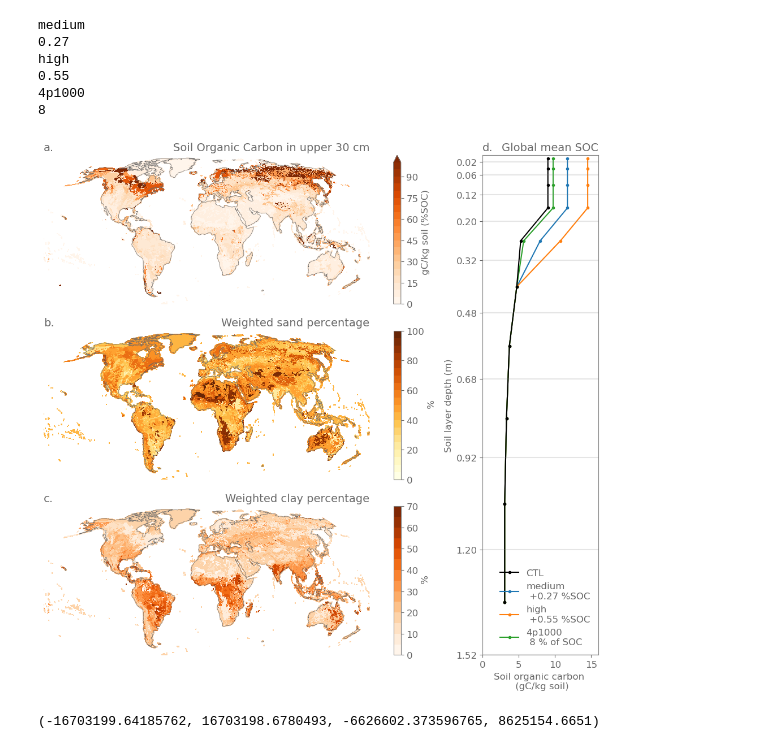
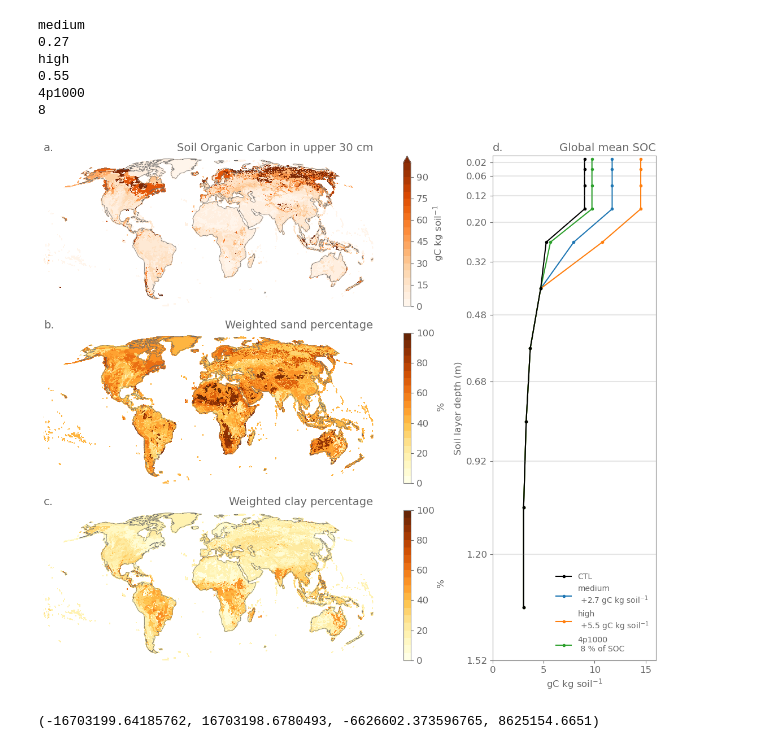
Before and after one commit to Ivanderkelen/Vanderkelen_etal_2025_BG, a Jupyter notebook: notebooks/plot_input.ipynb, the cells around one changed output. Drawn from its saved outputs; the diff is of its cells as text; code cells hidden in the pictures.

```diff
--- a/notebooks/plot_input.ipynb
+++ b/notebooks/plot_input.ipynb
@@ -134,7 +134,8 @@ for scenario, value in zip(scenarios, list(soc_pctincr_20y.values())):
         scenario_name = scenario + '\n '+str(value)+' % of SOC'
 
     else:
-        scenario_name = scenario + '\n +'+str(value)+' %SOC'
+        value_fortext = value*10
+        scenario_name = scenario + '\n +'+str(value_fortext)+' gC kg soil$^{-1}$'
     scenarios_longnames.append(scenario_name)
     d_scenarios_longnames[scenario] = scenario_name
 # %%
@@ -185,7 +186,7 @@ cmap='Oranges'
 
 import matplotlib.gridspec as gridspec
 
-fig = plt.figure(tight_layout=True, figsize = (16,10))
+fig = plt.figure(tight_layout=True, figsize = (20,10))
 gs = gridspec.GridSpec(3, 10)
 
 
@@ -199,7 +200,7 @@ label = labels[0]
 levels = np.arange(0,105,5)
 da_toplot =  da_orgc.isel(nlevsoi=range(0,4))
 
-da_toplot.weighted(da_toplot['nlevsoi']).mean(dim='nlevsoi').where(landmask).plot(ax=ax,transform=ccrs.PlateCarree(),  levels=levels, cmap=cmap,  cbar_kwargs={'label': ' gC/kg soil (%SOC)', 'fraction': 0.02, 'pad': 0.04})
+da_toplot.weighted(da_toplot['nlevsoi']).mean(dim='nlevsoi').where(landmask).plot(ax=ax,transform=ccrs.PlateCarree(),  levels=levels, cmap=cmap,  cbar_kwargs={'label': ' gC kg soil$^{-1}$', 'fraction': 0.02, 'pad': 0.04})
 ax.set_title(' ', loc='center')
 ax.set_title('Soil Organic Carbon in upper 30 cm' , loc='right');
 ax.coastlines(color='dimgray', linewidth=0.5)
@@ -237,10 +238,11 @@ ax.axis('off');
 ax = fig.add_subplot(gs[2, :-3],  projection =proj)
 # clay
 label = labels[2]
-levels = np.arange(0,75,5)
-ticks =  np.arange(0,75,10)
-
-da_pct_clay_2d.where(landmask).plot(ax=ax, transform=ccrs.PlateCarree(), cmap='Oranges', cbar_kwargs={'label': ' %', 'fraction': 0.02, 'pad': 0.04, 'ticks':ticks}, levels=levels)
+#levels = np.arange(0,75,5)
+#ticks =  np.arange(0,75,10)
+levels = np.arange(0,105,5)
+ticks =  np.arange(0,110,20)
+da_pct_clay_2d.where(landmask).plot(ax=ax, transform=ccrs.PlateCarree(), cmap='YlOrBr', cbar_kwargs={'label': ' %', 'fraction': 0.02, 'pad': 0.04, 'ticks':ticks}, levels=levels)
 ax.set_title(' ', loc='center')
 ax.set_title('Weighted clay percentage', loc='right')
 ax.set_title(label, loc='left')
@@ -268,38 +270,39 @@ for scenario in scenarios:
 
 ax.plot(da_region, levsoi[:10], marker='.', color='black', label='CTL')
 
 #get handles and labels
 handles, labels_legend = ax.get_legend_handles_labels()
 
 #specify order of items in legend
 order = [3,0,1,2]
 
 #add legend to plot
-plt.legend([handles[idx] for idx in order], [labels_legend[idx] for idx in order], loc='lower right', frameon=False, fontsize=12)
+plt.legend([handles[idx] for idx in order], [labels_legend[idx] for idx in order], loc='lower right', frameon=False, fontsize=10)
 
 
 xlims = [-0,16]
 
 ax.set_ylabel('Soil layer depth (m)');
-ax.set_xlabel('Soil organic carbon \n (gC/kg soil)');
+ax.set_xlabel('gC kg soil$^{-1}$');
 
 ax.hlines(levsoi_depth, xlims[0],xlims[1], color='grey', alpha=0.2, label='z$_{i,h}$')
 #ax.hlines(levsoi_depth[7],xlims[0],xlims[1], color='darkgrey', alpha=1)
 ax.vlines(0, max(levgrnd_depth),0, color='grey', alpha=0.5)
 
 ax.set_xlim([xlims[0],xlims[1]])
 ax.set_yticks(levsoi_depth)
 
 ax.set_title('Global mean SOC', loc='right' );
 ax.set_title(label, loc='left')
 ax.set_ylim([max(levsoi_depth[:10]),0]);
 
-
-plt.tight_layout()
+# Replace the tight_layout() call with this more specific spacing
+plt.subplots_adjust(wspace=3.5, hspace=0.2)
+#plt.tight_layout()
 plt.savefig(figdir+'input_som.png', bbox_inches='tight')
 plt.show()
 # %% [output]
-[figure, old version]
+[figure, new version]
 # %%
 
 plt.figure(figsize=(12,5))
```
Also changed, not shown: 32 other files.
